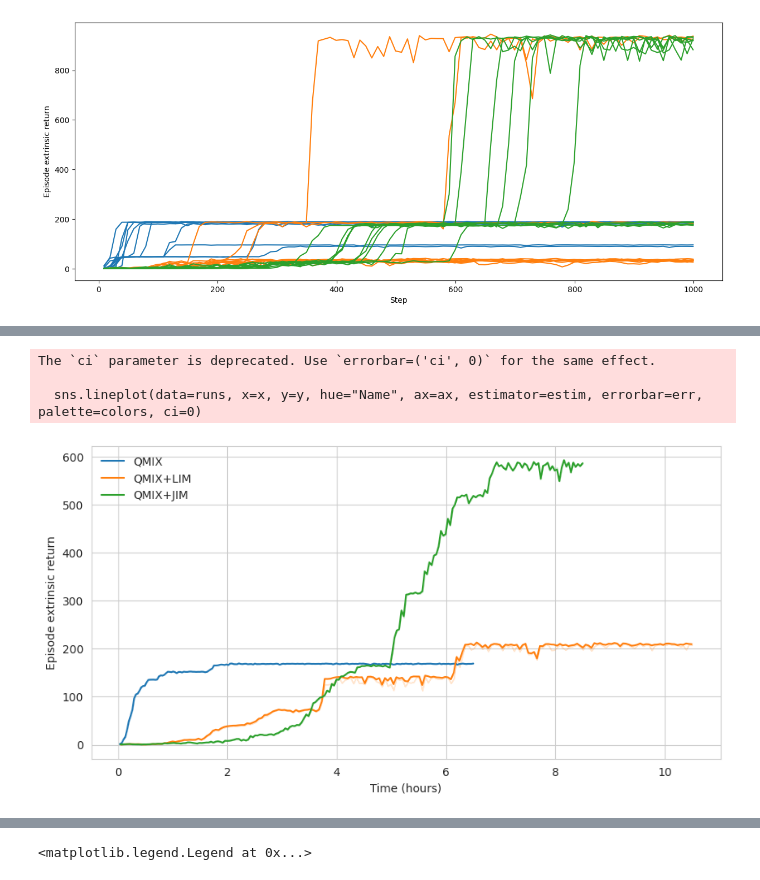
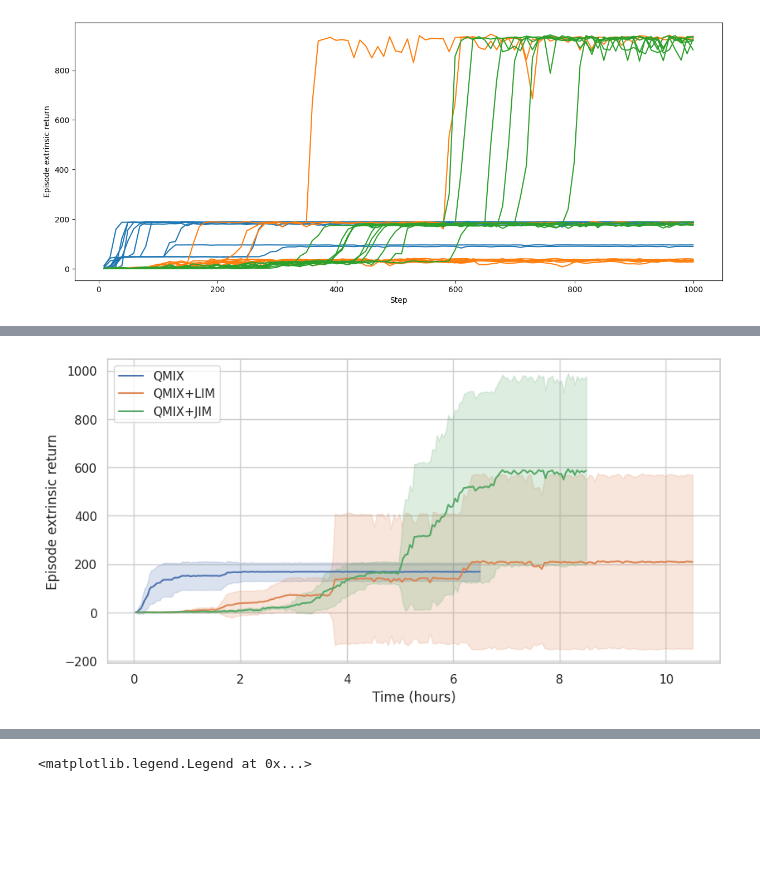
Before and after one commit to Maxtoq/MADRL-PhD-Thesis-Code, a Jupyter notebook: results/JIM Paper graphs.ipynb, the cells around one changed output, grey strips where cells are left out. Drawn from its saved outputs; the diff is of its cells as text; code cells hidden in the pictures; blank space fills up the shorter version.

```diff
--- a/results/JIM Paper graphs.ipynb
+++ b/results/JIM Paper graphs.ipynb
@@ -8,7 +8,7 @@ import os
 import re
 from tqdm import tqdm, trange
 
-#sns.set_theme()
+sns.set_theme(style="whitegrid")
 
 def load_data_files(path, name=None):
     data = None
@@ -106,7 +106,7 @@ def plot_runs(runs, x="Step", y="Episode return", estim="mean", err="sd",
     #if names is not None:
     #    ax.legend(names, loc=loc, frameon=False)
     #else:
-    ax.legend(loc=loc, frameon=False)
+    ax.legend(loc=loc, frameon=True)
 
 def box_plot_runs(runs, x="Step", y="Mean return",
              ax=None, ax_xlabel=None, ax_ylabel=None, ylim=None,
@@ -416,34 +457,31 @@ plt.savefig("figures/push_buttons_results.jpg", dpi=500, bbox_inches='tight')
 # %%
 def add_time(data, max_time):
     max_step = data["Step"].max()
     data["Time (hours)"] = (data["Step"] / max_step) * max_time
     return data
 
 qmix = load_data_files(
     "../models/push_buttons/qmix_pol/train_data_1/",
     name="QMIX")
 lim = load_data_files(
     "../models/push_buttons/qmix_lim_pol/train_data_1/",
     name="QMIX+LIM")
 jim = load_data_files(
     "../models/push_buttons/qmix_jim_pol/train_data_1/",
     name="QMIX+JIM")
 qmix = mov_avg_index(qmix, n_index=5)
 lim = mov_avg_index(lim, n_index=5)
 jim = mov_avg_index(jim, n_index=5)
 
 add_time(qmix, 6.5)
 add_time(lim, 10.5)
 add_time(jim, 8.5)
 
 sns.set_style("whitegrid")
 
 plot_runs([qmix, lim, jim], x="Time (hours)", y="Mean return",
           ax_ylabel="Episode extrinsic return", loc="upper left",
-         size=(10, 5), err="ci")
-plt.savefig("figures/push_button_time.jpg", dpi=500, bbox_inches='tight')
+         size=(10, 5))
+#plt.savefig("figures/push_button_time.jpg", dpi=500, bbox_inches='tight')
 # %% [output]
-The `ci` parameter is deprecated. Use `errorbar=('ci', 0)` for the same effect.
-
-  sns.lineplot(data=runs, x=x, y=y, hue="Name", ax=ax, estimator=estim, errorbar=err, palette=colors, ci=0)
-[figure, old version]
+[figure, new version]
```
Also changed, not shown: parts of 21 cells of this notebook, 13 other files.
